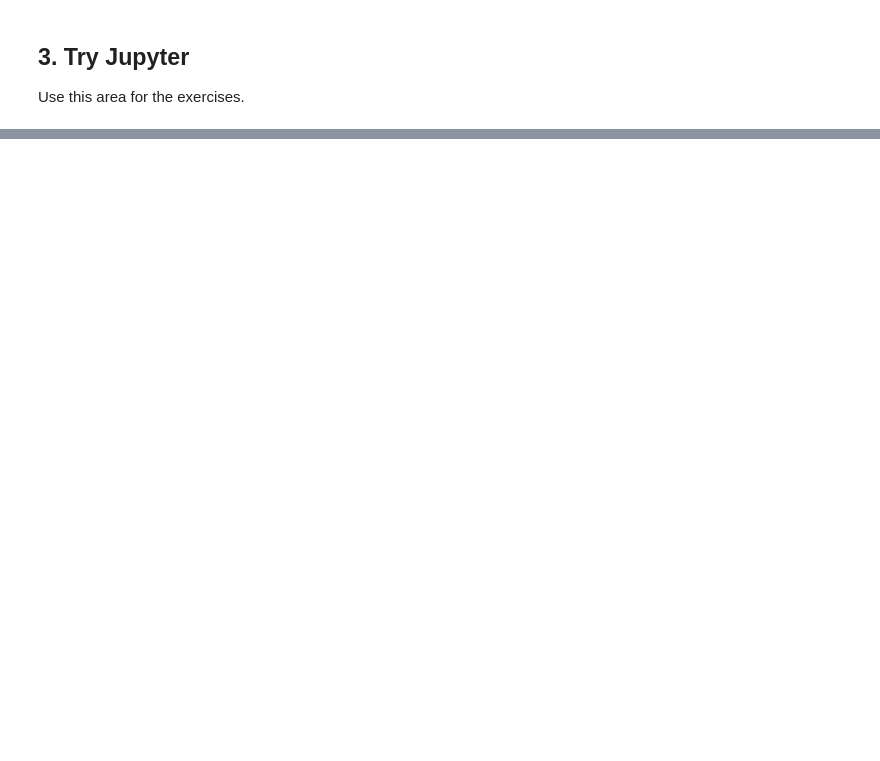
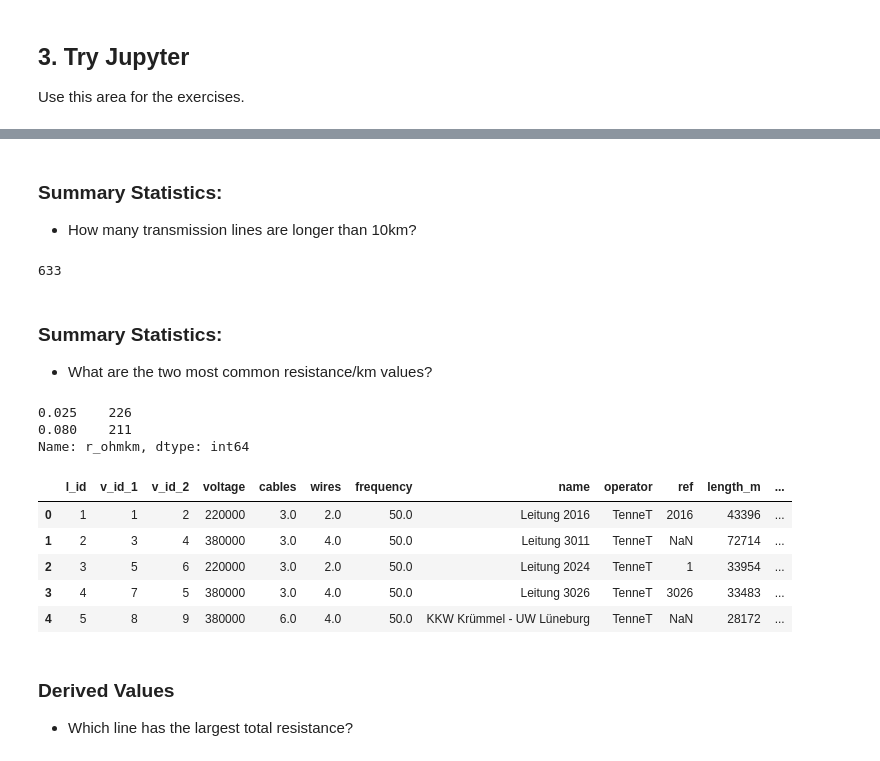
Before and after one commit to smartwiresinc/training, a Jupyter notebook: 02-hey-jupyter/scigrid.ipynb, the cells around one changed output, grey strips where cells are left out. Saved outputs shown, nothing was run; the diff lists cells and outputs as text; code cells hidden in the pictures; blank space fills up the shorter version.

```diff
--- a/02-hey-jupyter/scigrid.ipynb
+++ b/02-hey-jupyter/scigrid.ipynb
@@ -28,0 +95,32 @@ Use this area for the exercises.
+# %% [markdown]
+### Summary Statistics:
+* How many transmission lines are longer than 10km?
+# %%
+length_meter=branches.length_m
+Br_longer10=sorted(x for x in length_meter if x >= 10000)
+len(Br_longer10)
+# %% [output]
+633
+# %% [markdown]
+### Summary Statistics:
+* What are the two most common resistance/km values?
+# %%
+items_counts = branches['r_ohmkm'].value_counts()
+items_counts.head(2)
+# %% [output]
+0.025    226
+0.080    211
+Name: r_ohmkm, dtype: int64
+# %%
+branches["r_total"] = branches["r_ohmkm"] * (branches["length_m"] / 1000)
+branches.head()
+# %% [output]
+|  | l_id | v_id_1 | v_id_2 | voltage | cables | wires | frequency | name | operator | ref | length_m | ... |
+| 0 | 1 | 1 | 2 | 220000 | 3.0 | 2.0 | 50.0 | Leitung 2016 | TenneT | 2016 | 43396 | ... |
+| 1 | 2 | 3 | 4 | 380000 | 3.0 | 4.0 | 50.0 | Leitung 3011 | TenneT | NaN | 72714 | ... |
+| 2 | 3 | 5 | 6 | 220000 | 3.0 | 2.0 | 50.0 | Leitung 2024 | TenneT | 1 | 33954 | ... |
+| 3 | 4 | 7 | 5 | 380000 | 3.0 | 4.0 | 50.0 | Leitung 3026 | TenneT | 3026 | 33483 | ... |
+| 4 | 5 | 8 | 9 | 380000 | 6.0 | 4.0 | 50.0 | KKW Krümmel - UW Lüneburg | TenneT | NaN | 28172 | ... |
+# %% [markdown]
+### Derived Values
+* Which line has the largest total resistance?
```
Also changed, not shown: parts of 13 cells of this notebook.
